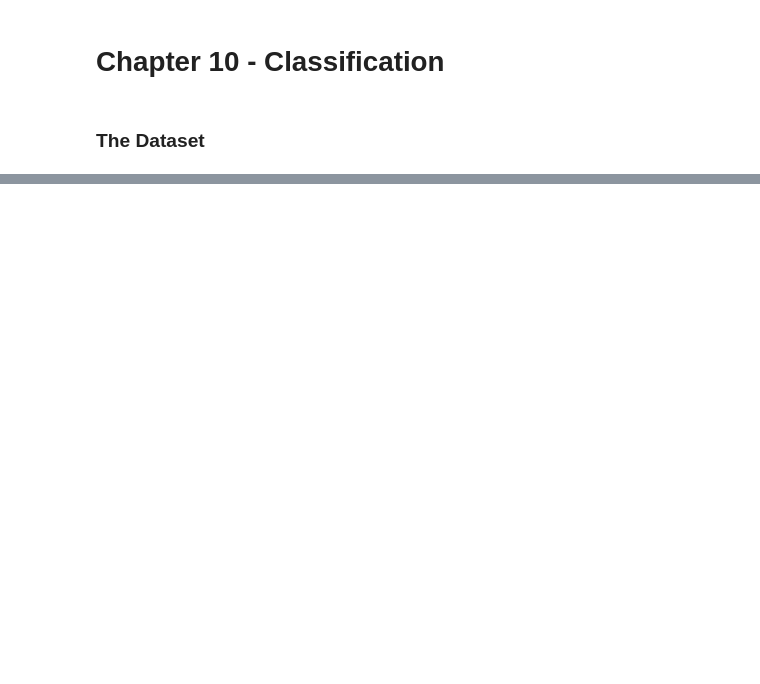
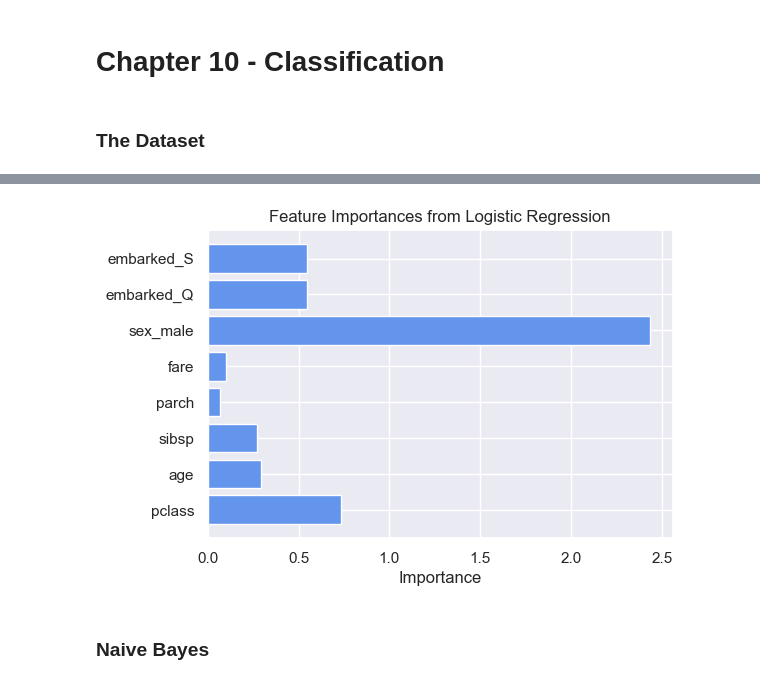
Before and after one commit to LeonardoSMSoares/Data-Analysis-Quick-Reference, a Jupyter notebook: Machine Learning Pocket Reference/MLPR 06 - Classification.ipynb, the cells around one changed output, grey strips where cells are left out. Drawn from its saved outputs; the diff is of its cells as text; code cells hidden in the pictures; blank space fills up the shorter version.

```diff
--- a/Machine Learning Pocket Reference/MLPR 06 - Classification.ipynb
+++ b/Machine Learning Pocket Reference/MLPR 06 - Classification.ipynb
@@ -432,16 +105,0 @@ Best cross-validation score: 0.7953
-# %%
-from sklearn.feature_selection import RFE
-from sklearn.ensemble import RandomForestClassifier
-
-# Initialize the model
-model = RandomForestClassifier(n_estimators=100)
-
-# Set up RFE to select 4 features
-rfe = RFE(estimator=model, n_features_to_select=4)
-
-# Fit RFE on the dataset
-rfe.fit(X, y)
-
-# Get the selected feature names
-selected_features = X.columns[rfe.support_]
-selected_features
@@ -482,0 +108,8 @@ Most tree models provide access to a `.feature_importances_` attribute following
+# %%
+from sklearn.linear_model import LogisticRegression
+
+# Initialize a Logistic Regression model with a fixed random state for reproducibility
+lr = LogisticRegression(random_state=42)
+
+# Fit the Logistic Regression model to the training data
+lr.fit(X_train, y_train)
@@ -482,0 +197,15 @@ Most tree models provide access to a `.feature_importances_` attribute following
+# %%
+# Get feature importances from the logistic regression model
+feature_importances = np.abs(lr.coef_[0])  # Take absolute values for easier comparison
+features = X.columns
+
+# Plot the feature importances
+fig, ax = plt.subplots(figsize=(6, 4))
+ax.barh(features, feature_importances, color='cornflowerblue')
+ax.set_xlabel('Importance')
+ax.set_title('Feature Importances from Logistic Regression')
+plt.show()
+# %% [output]
+[figure, added]
+# %% [markdown]
+### Naive Bayes
```
Also changed, not shown: parts of 119 cells of this notebook.
